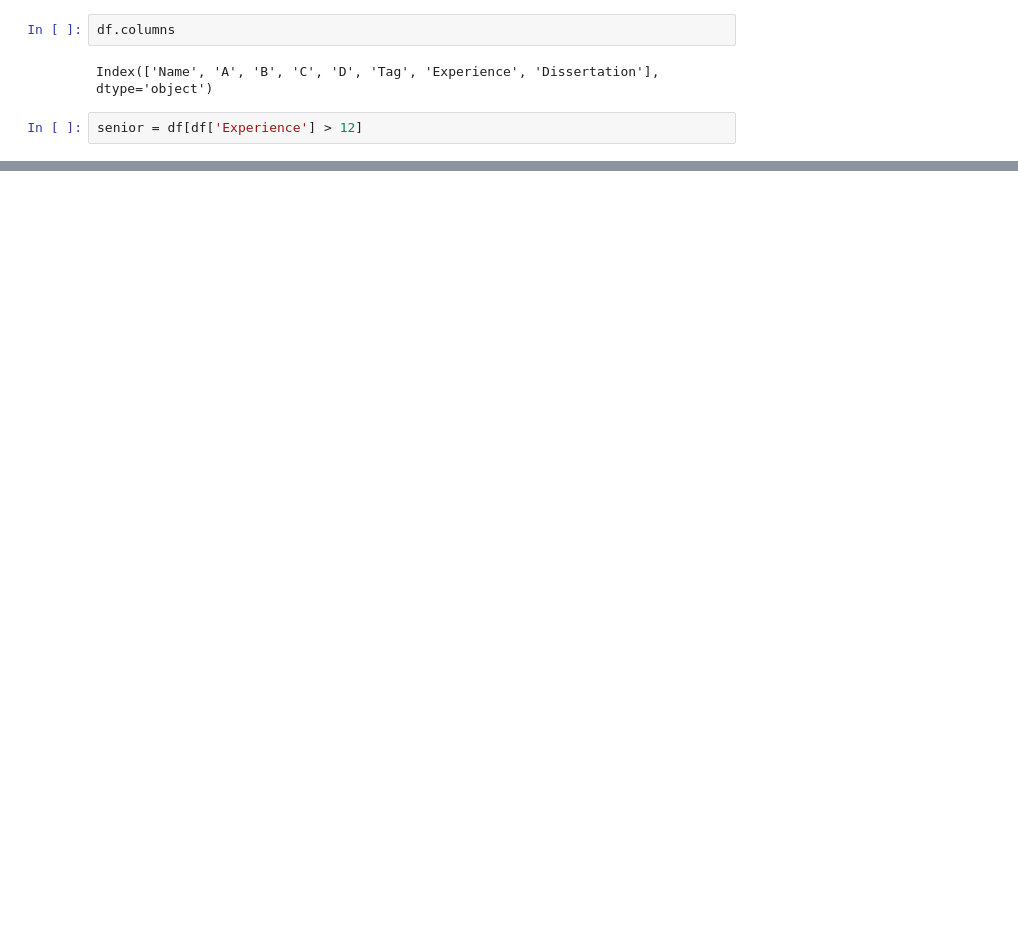
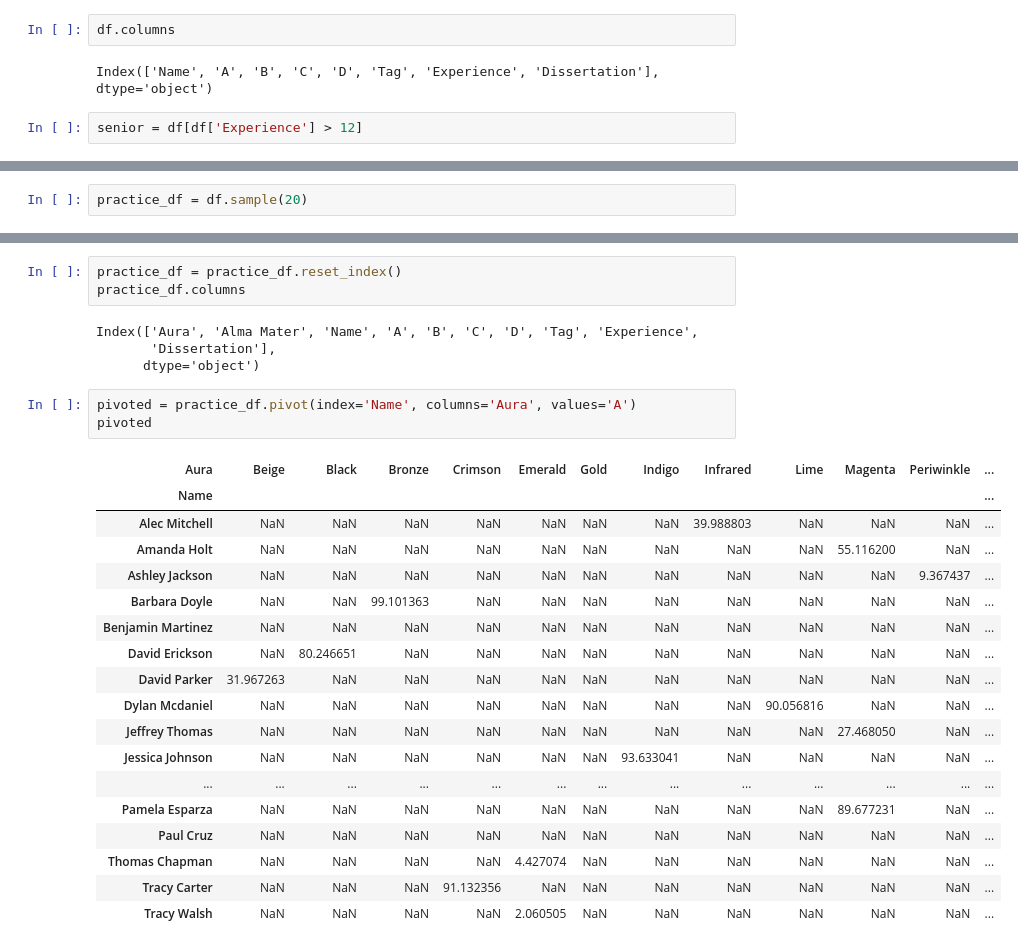
Before and after one commit to tahentx/pv_workbook, a Jupyter notebook: datascience/misc/pandas_practice.ipynb, the cells around one changed output, grey strips where cells are left out. Drawn from its saved outputs; the diff is of its cells as text; blank space fills up the shorter version.

Commit message:
practice with dataframe manipulation

```diff
--- a/datascience/misc/pandas_practice.ipynb
+++ b/datascience/misc/pandas_practice.ipynb
@@ -183,0 +127,2 @@ longhorns.sort_values('A')
+# %%
+practice_df = df.sample(20)
@@ -183,0 +137,29 @@ longhorns.sort_values('A')
+# %%
+practice_df = practice_df.reset_index()
+practice_df.columns
+# %% [output]
+Index(['Aura', 'Alma Mater', 'Name', 'A', 'B', 'C', 'D', 'Tag', 'Experience',
+       'Dissertation'],
+      dtype='object')
+# %%
+pivoted = practice_df.pivot(index='Name', columns='Aura', values='A')
+pivoted
+# %% [output]
+| Aura | Beige | Black | Bronze | Crimson | Emerald | Gold | Indigo | Infrared | Lime | Magenta | Periwinkle | ... |
+| Name |  |  |  |  |  |  |  |  |  |  |  | ... |
+| Alec Mitchell | NaN | NaN | NaN | NaN | NaN | NaN | NaN | 39.988803 | NaN | NaN | NaN | ... |
+| Amanda Holt | NaN | NaN | NaN | NaN | NaN | NaN | NaN | NaN | NaN | 55.116200 | NaN | ... |
+| Ashley Jackson | NaN | NaN | NaN | NaN | NaN | NaN | NaN | NaN | NaN | NaN | 9.367437 | ... |
+| Barbara Doyle | NaN | NaN | 99.101363 | NaN | NaN | NaN | NaN | NaN | NaN | NaN | NaN | ... |
+| Benjamin Martinez | NaN | NaN | NaN | NaN | NaN | NaN | NaN | NaN | NaN | NaN | NaN | ... |
+| David Erickson | NaN | 80.246651 | NaN | NaN | NaN | NaN | NaN | NaN | NaN | NaN | NaN | ... |
+| David Parker | 31.967263 | NaN | NaN | NaN | NaN | NaN | NaN | NaN | NaN | NaN | NaN | ... |
+| Dylan Mcdaniel | NaN | NaN | NaN | NaN | NaN | NaN | NaN | NaN | 90.056816 | NaN | NaN | ... |
+| Jeffrey Thomas | NaN | NaN | NaN | NaN | NaN | NaN | NaN | NaN | NaN | 27.468050 | NaN | ... |
+| Jessica Johnson | NaN | NaN | NaN | NaN | NaN | NaN | 93.633041 | NaN | NaN | NaN | NaN | ... |
+| ... | ... | ... | ... | ... | ... | ... | ... | ... | ... | ... | ... | ... |
+| Pamela Esparza | NaN | NaN | NaN | NaN | NaN | NaN | NaN | NaN | NaN | 89.677231 | NaN | ... |
+| Paul Cruz | NaN | NaN | NaN | NaN | NaN | NaN | NaN | NaN | NaN | NaN | NaN | ... |
+| Thomas Chapman | NaN | NaN | NaN | NaN | 4.427074 | NaN | NaN | NaN | NaN | NaN | NaN | ... |
+| Tracy Carter | NaN | NaN | NaN | 91.132356 | NaN | NaN | NaN | NaN | NaN | NaN | NaN | ... |
+| Tracy Walsh | NaN | NaN | NaN | NaN | 2.060505 | NaN | NaN | NaN | NaN | NaN | NaN | ... |
```
Also changed, not shown: parts of 14 cells of this notebook.
